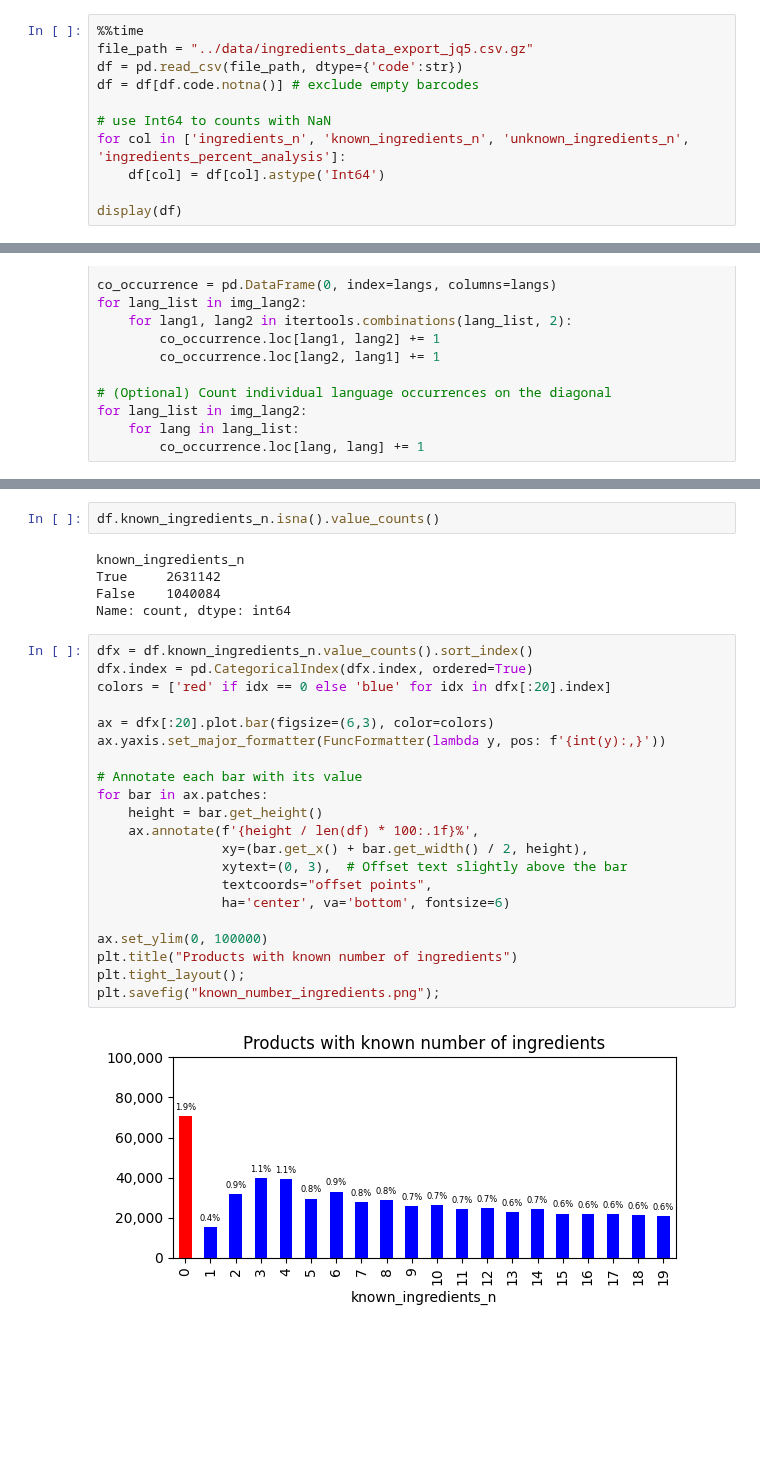
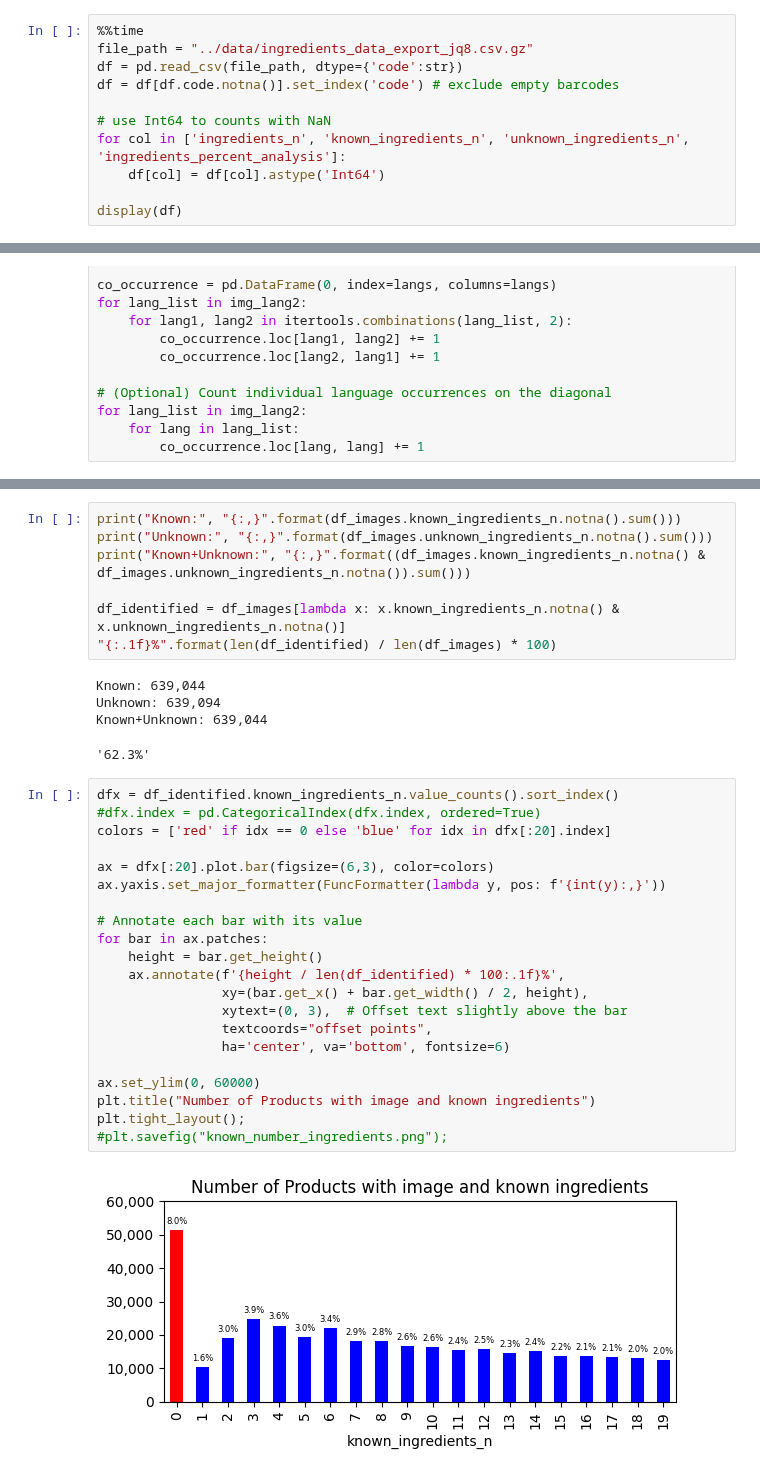
Before and after one commit to goerlitz/openfoodfacts-data-analysis, a Jupyter notebook: notebooks/14_ingredient_analysis2.ipynb, the cells around one changed output, grey strips where cells are left out. Drawn from its saved outputs; the diff is of its cells as text; blank space fills up the shorter version.

```diff
--- a/notebooks/14_ingredient_analysis2.ipynb
+++ b/notebooks/14_ingredient_analysis2.ipynb
@@ -42,9 +47,9 @@ import matplotlib.pyplot as plt
 from matplotlib.ticker import FuncFormatter
 # %%
 %%time
-file_path = "../data/ingredients_data_export_jq5.csv.gz"
+file_path = "../data/ingredients_data_export_jq8.csv.gz"
 df = pd.read_csv(file_path, dtype={'code':str})
-df = df[df.code.notna()] # exclude empty barcodes
+df = df[df.code.notna()].set_index('code') # exclude empty barcodes
 
 # use Int64 to counts with NaN
 for col in ['ingredients_n', 'known_ingredients_n', 'unknown_ingredients_n', 'ingredients_percent_analysis']:
@@ -244,30 +250,35 @@ plt.show()
 # %%
-df.known_ingredients_n.isna().value_counts()
+print("Known:", "{:,}".format(df_images.known_ingredients_n.notna().sum()))
+print("Unknown:", "{:,}".format(df_images.unknown_ingredients_n.notna().sum()))
+print("Known+Unknown:", "{:,}".format((df_images.known_ingredients_n.notna() & df_images.unknown_ingredients_n.notna()).sum()))
+
+df_identified = df_images[lambda x: x.known_ingredients_n.notna() & x.unknown_ingredients_n.notna()]
+"{:.1f}%".format(len(df_identified) / len(df_images) * 100)
 # %% [output]
-known_ingredients_n
-True     2631142
-False    1040084
-Name: count, dtype: int64
+Known: 639,044
+Unknown: 639,094
+Known+Unknown: 639,044
+'62.3%'
 # %%
-dfx = df.known_ingredients_n.value_counts().sort_index()
-dfx.index = pd.CategoricalIndex(dfx.index, ordered=True)
+dfx = df_identified.known_ingredients_n.value_counts().sort_index()
+#dfx.index = pd.CategoricalIndex(dfx.index, ordered=True)
 colors = ['red' if idx == 0 else 'blue' for idx in dfx[:20].index]
 
 ax = dfx[:20].plot.bar(figsize=(6,3), color=colors)
 ax.yaxis.set_major_formatter(FuncFormatter(lambda y, pos: f'{int(y):,}'))
 
 # Annotate each bar with its value
 for bar in ax.patches:
     height = bar.get_height()
-    ax.annotate(f'{height / len(df) * 100:.1f}%',
+    ax.annotate(f'{height / len(df_identified) * 100:.1f}%',
                 xy=(bar.get_x() + bar.get_width() / 2, height),
                 xytext=(0, 3),  # Offset text slightly above the bar
                 textcoords="offset points",
                 ha='center', va='bottom', fontsize=6)
 
-ax.set_ylim(0, 100000)
-plt.title("Products with known number of ingredients")
+ax.set_ylim(0, 60000)
+plt.title("Number of Products with image and known ingredients")
 plt.tight_layout();
-plt.savefig("known_number_ingredients.png");
+#plt.savefig("known_number_ingredients.png");
 # %% [output]
-[figure, old version]
+[figure, new version]
```
Also changed, not shown: parts of 36 cells of this notebook.
